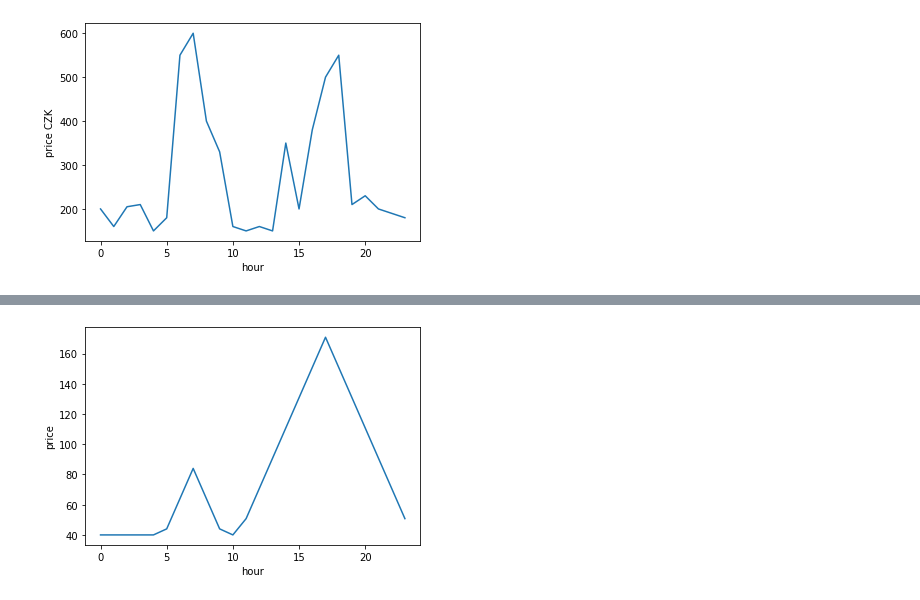
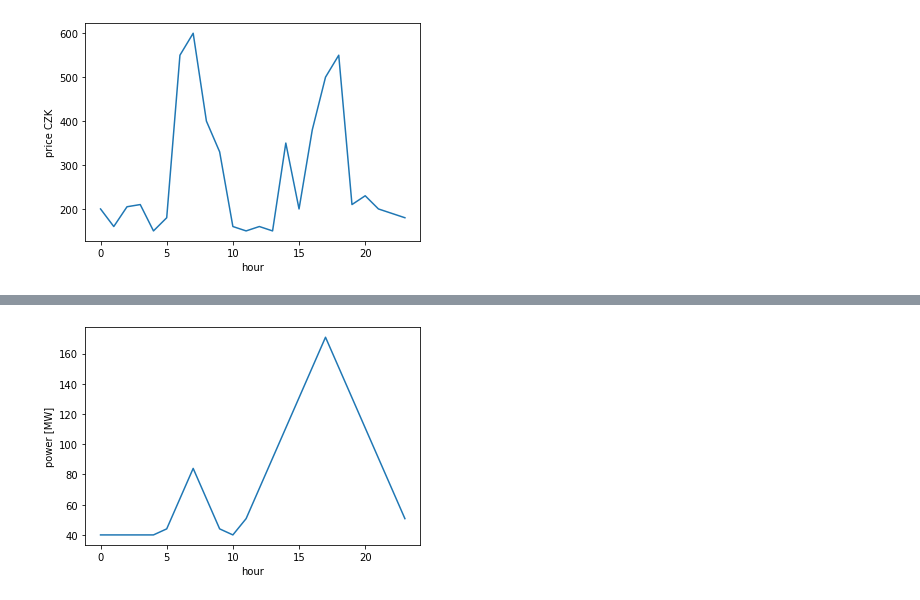
Before and after one commit to CVUT-FS-12110/Python-for-Scientific-Computations-and-Control, a Jupyter notebook: courses/2375004/cvxpy/blok.ipynb, the cells around one changed output, grey strips where cells are left out. Cells and saved outputs as stored; diff of their text form; code cells hidden in the pictures.

```diff
--- a/courses/2375004/cvxpy/blok.ipynb
+++ b/courses/2375004/cvxpy/blok.ipynb
@@ -58,7 +58,7 @@ Runtime: 0.009021 seconds.
 # %%
 plt.plot(power.value)
 plt.xlabel("hour")
-plt.ylabel("price")
+plt.ylabel("power [MW]")
 plt.show()
 # %% [output]
-[figure, old version]
+[figure, new version]
```
Also changed, not shown: parts of 1 cell of this notebook, 2 other files.
